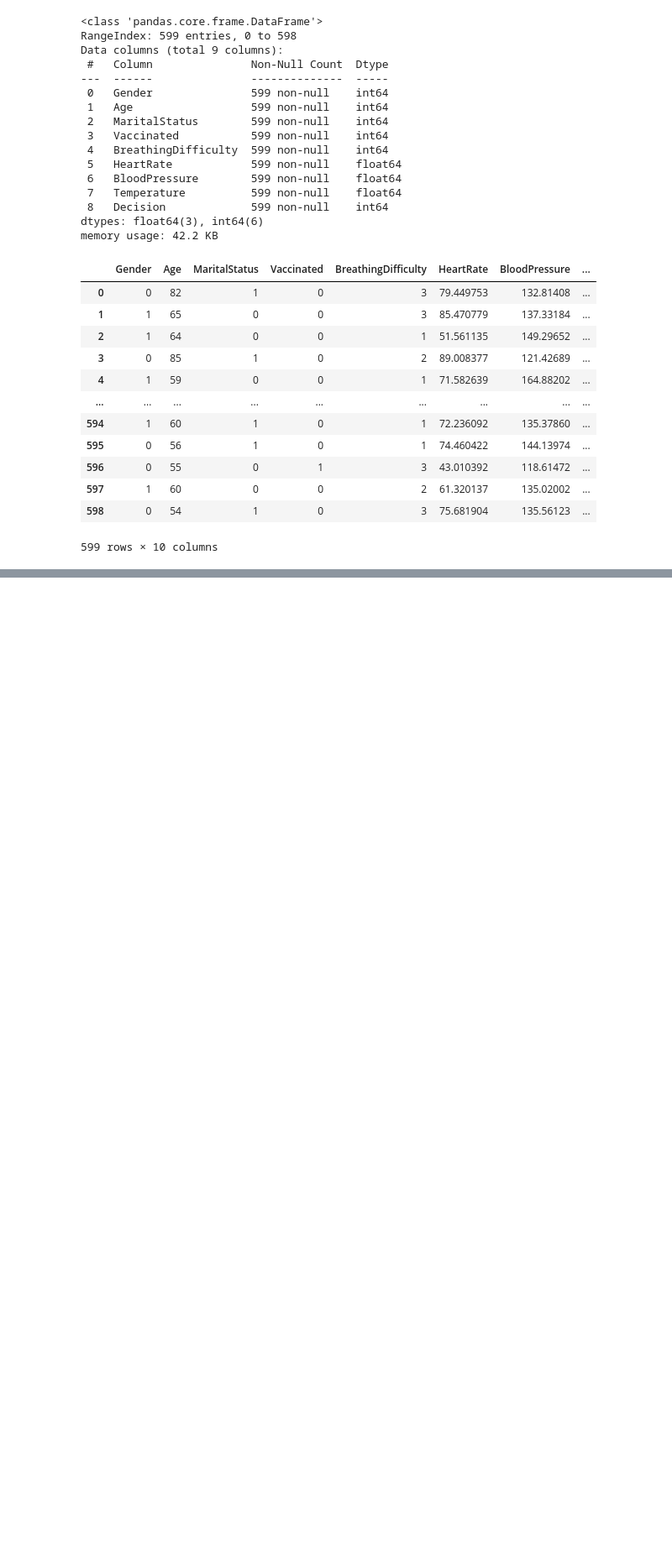
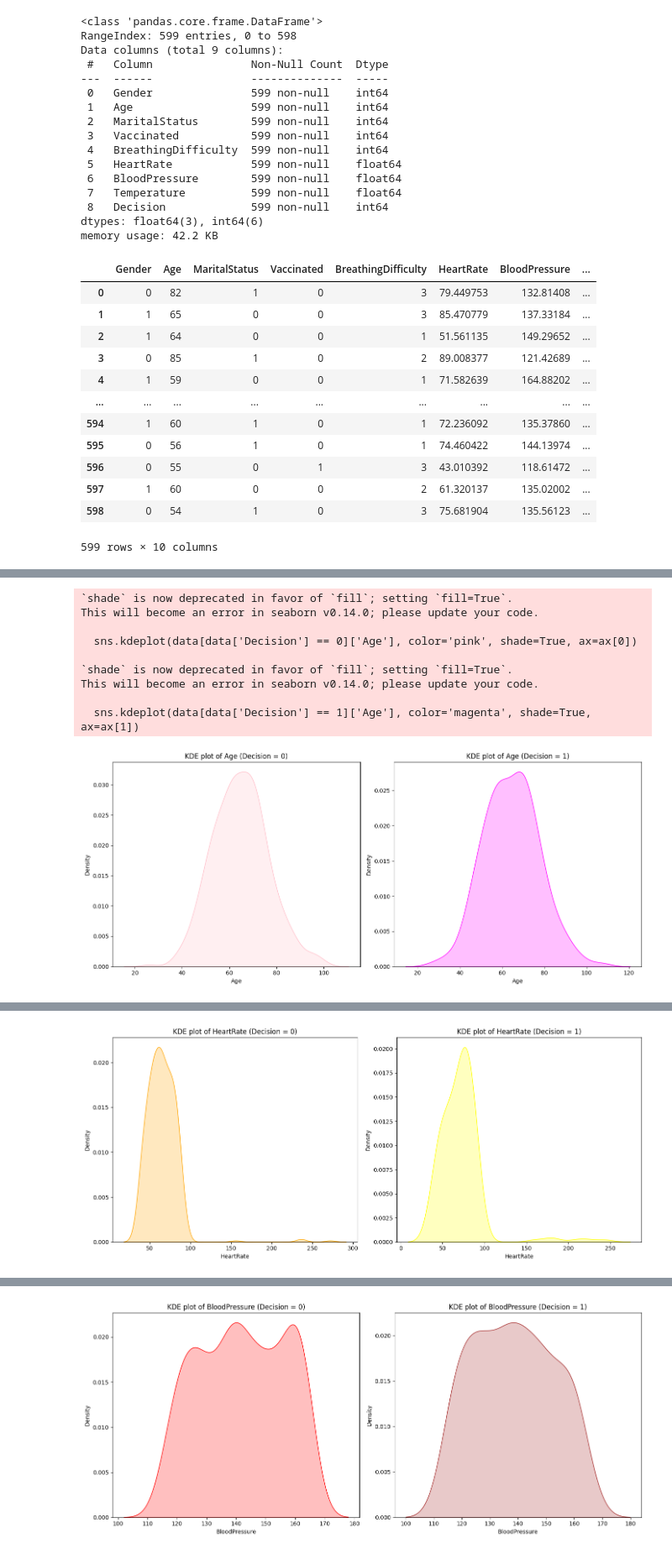
Before and after one commit to paulinomary/FIAD-Project2, a Jupyter notebook: Project2.ipynb, the cells around one changed output, grey strips where cells are left out. Shown: that part at 84% size. Cells and saved outputs as stored; diff of their text form; code cells hidden in the pictures; blank space fills up the shorter version.

```diff
--- a/Project2.ipynb
+++ b/Project2.ipynb
@@ -142,0 +299,76 @@ data
+# %%
+import matplotlib.pyplot as plt
+import seaborn as sns
+
+# Assuming `data` is your DataFrame and it has the columns 'Age', 'HeartRate', 'BloodPressure', 'Temperature', and 'Decision'
+
+# Create subplots for Age
+fig, ax = plt.subplots(1, 2, figsize=(14, 6))
+sns.kdeplot(data[data['Decision'] == 0]['Age'], color='pink', shade=True, ax=ax[0])
+ax[0].set_title('KDE plot of Age (Decision = 0)')
+ax[0].set_xlabel('Age')
+ax[0].set_ylabel('Density')
+
+sns.kdeplot(data[data['Decision'] == 1]['Age'], color='magenta', shade=True, ax=ax[1])
+ax[1].set_title('KDE plot of Age (Decision = 1)')
+ax[1].set_xlabel('Age')
+ax[1].set_ylabel('Density')
+
+plt.tight_layout()
+plt.show()
+
+# Create subplots for HeartRate
+fig, ax = plt.subplots(1, 2, figsize=(14, 6))
+sns.kdeplot(data[data['Decision'] == 0]['HeartRate'], color='orange', shade=True, ax=ax[0])
+ax[0].set_title('KDE plot of HeartRate (Decision = 0)')
+ax[0].set_xlabel('HeartRate')
+ax[0].set_ylabel('Density')
+
+sns.kdeplot(data[data['Decision'] == 1]['HeartRate'], color='yellow', shade=True, ax=ax[1])
+ax[1].set_title('KDE plot of HeartRate (Decision = 1)')
+ax[1].set_xlabel('HeartRate')
+ax[1].set_ylabel('Density')
+
+plt.tight_layout()
+plt.show()
+
+# Create subplots for BloodPressure
+fig, ax = plt.subplots(1, 2, figsize=(14, 6))
+sns.kdeplot(data[data['Decision'] == 0]['BloodPressure'], color='red', shade=True, ax=ax[0])
+ax[0].set_title('KDE plot of BloodPressure (Decision = 0)')
+ax[0].set_xlabel('BloodPressure')
+ax[0].set_ylabel('Density')
+
+sns.kdeplot(data[data['Decision'] == 1]['BloodPressure'], color='brown', shade=True, ax=ax[1])
+ax[1].set_title('KDE plot of BloodPressure (Decision = 1)')
+ax[1].set_xlabel('BloodPressure')
+ax[1].set_ylabel('Density')
+
+plt.tight_layout()
+plt.show()
+
+# Create subplots for Temperature
+fig, ax = plt.subplots(1, 2, figsize=(14, 6))
+sns.kdeplot(data[data['Decision'] == 0]['Temperature'], color='purple', shade=True, ax=ax[0])
+ax[0].set_title('KDE plot of Temperature (Decision = 0)')
+ax[0].set_xlabel('Temperature')
+ax[0].set_ylabel('Density')
+
+sns.kdeplot(data[data['Decision'] == 1]['Temperature'], color='black', shade=True, ax=ax[1])
+ax[1].set_title('KDE plot of Temperature (Decision = 1)')
+ax[1].set_xlabel('Temperature')
+ax[1].set_ylabel('Density')
+
+plt.tight_layout()
+plt.show()
+# %% [output]
+`shade` is now deprecated in favor of `fill`; setting `fill=True`.
+This will become an error in seaborn v0.14.0; please update your code.
+
+  sns.kdeplot(data[data['Decision'] == 0]['Age'], color='pink', shade=True, ax=ax[0])
+
+`shade` is now deprecated in favor of `fill`; setting `fill=True`.
+This will become an error in seaborn v0.14.0; please update your code.
+
+  sns.kdeplot(data[data['Decision'] == 1]['Age'], color='magenta', shade=True, ax=ax[1])
+[figure, added]
@@ -142,0 +384 @@ data
+[figure, added]
@@ -142,0 +394 @@ data
+[figure, added]
```
Also changed, not shown: parts of 25 cells of this notebook, 1 other file.
